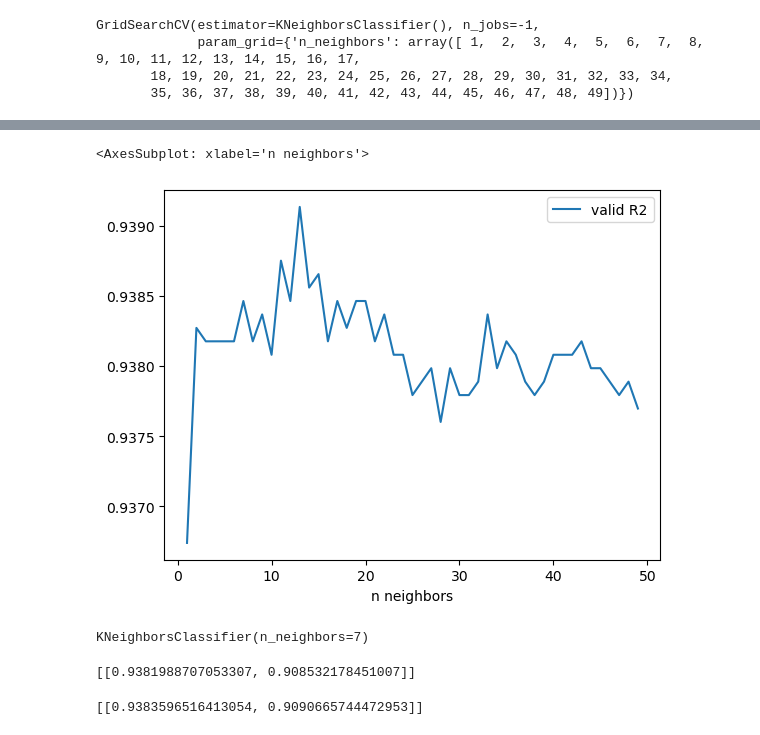
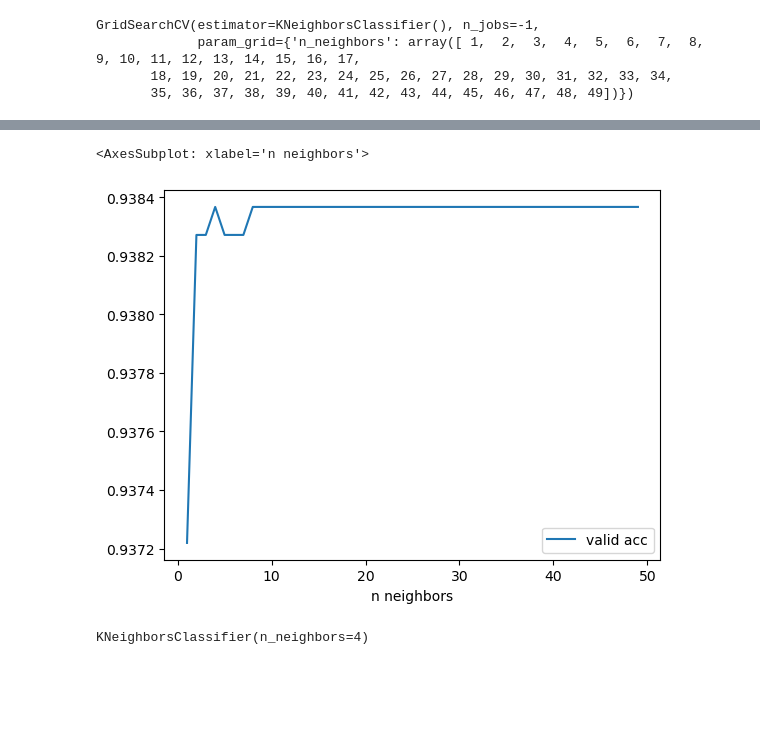
Before and after one commit to rhit-joensbj/quora-ml-project, a Jupyter notebook: KNN.ipynb, the cells around one changed output, grey strips where cells are left out. Cells and saved outputs as stored; diff of their text form; code cells hidden in the pictures; blank space fills up the shorter version.

```diff
--- a/KNN.ipynb
+++ b/KNN.ipynb
@@ -148,15 +150,15 @@ print(gridCV.best_params_)
 # %%
 gridCV_results = pd.DataFrame()
 gridCV_results['n neighbors'] = grid['n_neighbors']
-gridCV_results['valid R2'] = gridCV.cv_results_['mean_test_score']
-gridCV_results.plot(x='n neighbors',y='valid R2')
+gridCV_results['valid acc'] = gridCV.cv_results_['mean_test_score']
+gridCV_results.plot(x='n neighbors',y='valid acc')
 # %% [output]
 <AxesSubplot: xlabel='n neighbors'>
-[figure, old version]
+[figure, new version]
-# %%
-bestKNN = KNeighborsClassifier(n_neighbors=7)
-bestKNN.fit(X_train,y_train)
-# %% [output]
-KNeighborsClassifier(n_neighbors=7)
+# %%
+bestKNN = gridCV.best_estimator_
+bestKNN.fit(X_sample,y_sample)
+# %% [output]
+KNeighborsClassifier(n_neighbors=4)
 # %%
 # bestKNN.score(X_test,y_test)
@@ -177,10 +164,0 @@ def predict(classifier, X_train, y_train, X_test, y_test):
-# %%
-knn = KNeighborsClassifier()
-predict(knn, X_sample, y_sample, X_test, y_test)
-# %% [output]
-[[0.9381988707053307, 0.908532178451007]]
-# %%
-knn = KNeighborsClassifier(n_neighbors=13)
-predict(knn, X_sample, y_sample, X_test, y_test)
-# %% [output]
-[[0.9383596516413054, 0.9090665744472953]]
```
Also changed, not shown: parts of 21 cells of this notebook.
